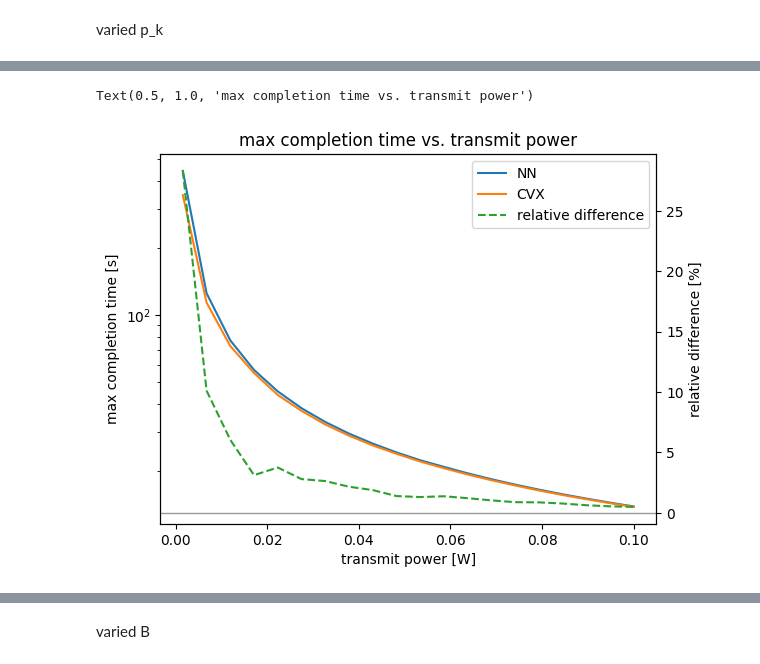
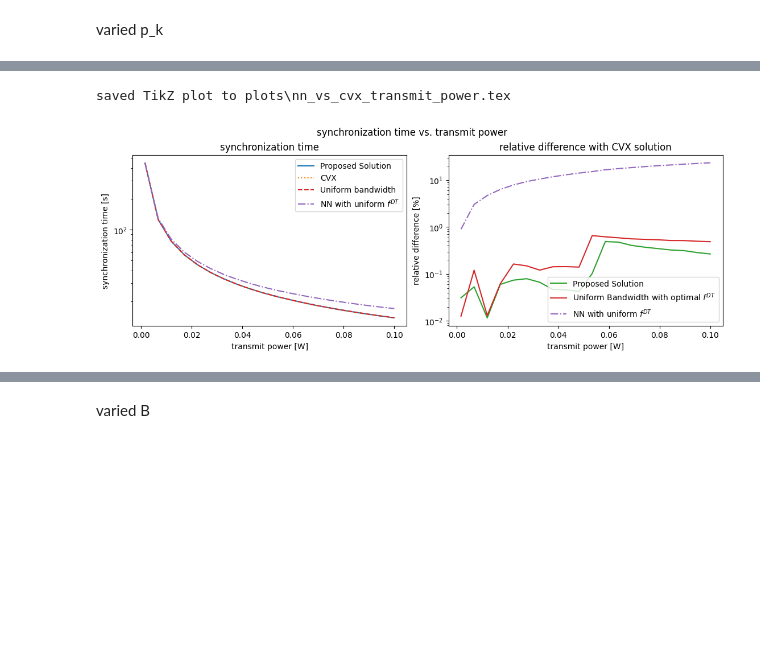
Before and after one commit to zycsss/Bachelor-Thesis, a Jupyter notebook: src/simulation_results.ipynb, the cells around one changed output, grey strips where cells are left out. Drawn from its saved outputs; the diff is of its cells as text; code cells hidden in the pictures; blank space fills up the shorter version.

```diff
--- a/src/simulation_results.ipynb
+++ b/src/simulation_results.ipynb
@@ -198,19 +387,27 @@ Text(0.5, 1.0, 'max completion time vs. max compression ratio')
 # %% [markdown]
 varied p_k
 # %%
-prob_p_k = []
+prob_p_k = [[], [], []]
 
 for i in range(len(tr_power)):
     print(f'i = {i}')
     p_k = np.ones((test_length, K)) * tr_power[i]
-    prob_p_k.append(Problem(D, H, tr_power=p_k))
-    prob_p_k[-1].optimize(model=train_cached_model(prob_p_k[-1], print_losses=False))
+    prob_p_k[0].append(Problem(D, H, tr_power=p_k))
+    prob_p_k[0][-1].optimize(model=prob_p_k[0][-1].train_new_model(print_losses=False))
+    prob_p_k[1].append(Problem(D, H, tr_power=p_k))
+    prob_p_k[1][-1].optimize(model='uniform')
+    prob_p_k[2].append(Problem(D, H, tr_power=p_k))
+    prob_p_k[2][-1].optimize(model=prob_p_k[2][-1].train_new_model(print_losses=False, uniform_f_dt=True))
 
-t_total_p_k_cvx = get_cached_cvx_curve(
+prob_p_k_cvx = get_cached_cvx_problems(
     'transmit_power',
     tr_power,
     lambda p_value: Problem(D, H, tr_power=np.ones((test_length, K)) * p_value),
 )
+t_total_p_k_nn = np.array([p.get_t_total_max() for p in prob_p_k[0]])
+t_total_p_k_uniform_b = np.array([p.get_t_total_max() for p in prob_p_k[1]])
+t_total_p_k_nn_uniform_f_dt = np.array([p.get_t_total_max() for p in prob_p_k[2]])
+t_total_p_k_cvx = np.array([p.get_t_total_max() for p in prob_p_k_cvx])
 # %% [output]
 i = 0
 start training
@@ -249,24 +445,16 @@ cvx transmit_power i = 19
-# %%
-t_total_nn = np.array([p.get_t_total_max() for p in prob_p_k])
-t_total_cvx = t_total_p_k_cvx
-relative_diff_pct = 100 * (t_total_nn - t_total_cvx) / np.maximum(np.abs(t_total_cvx), 1e-12)
-
-fig, ax1 = plt.subplots()
-ax1.semilogy(tr_power, t_total_nn, label='NN', color='tab:blue')
-ax1.semilogy(tr_power, t_total_cvx, label='CVX', color='tab:orange')
-ax1.set_xlabel('transmit power [W]')
-ax1.set_ylabel('max completion time [s]')
-
-ax2 = ax1.twinx()
-ax2.plot(tr_power, relative_diff_pct, label='relative difference', color='tab:green', linestyle='--')
-ax2.axhline(0, color='black', linewidth=1, alpha=0.4, label='_nolegend_')
-ax2.set_ylabel('relative difference [%]')
-
-lines = ax1.get_lines() + ax2.get_lines()
-lines = [line for line in lines if not line.get_label().startswith('_')]
-labels = [line.get_label() for line in lines]
-ax1.legend(lines, labels)
-plt.title('max completion time vs. transmit power')
-# %% [output]
-Text(0.5, 1.0, 'max completion time vs. transmit power')
-[figure, removed]
+# %%
+fig, axes, relative_diff_pct = plot_time_and_relative_diff(
+    tr_power,
+    t_total_p_k_nn,
+    t_total_p_k_cvx,
+    xlabel='transmit power [W]',
+    title='synchronization time vs. transmit power',
+    t_total_uniform=t_total_p_k_uniform_b,
+    t_total_nn_uniform_f_dt=t_total_p_k_nn_uniform_f_dt,
+    time_scale='semilogy',
+    diff_scale='semilogy',
+    tikz_path='plots/nn_vs_cvx_transmit_power.tex',
+)
+# %% [output]
+saved TikZ plot to plots\nn_vs_cvx_transmit_power.tex
+[figure, added]
```
Also changed, not shown: parts of 29 cells of this notebook, 15 other files.
